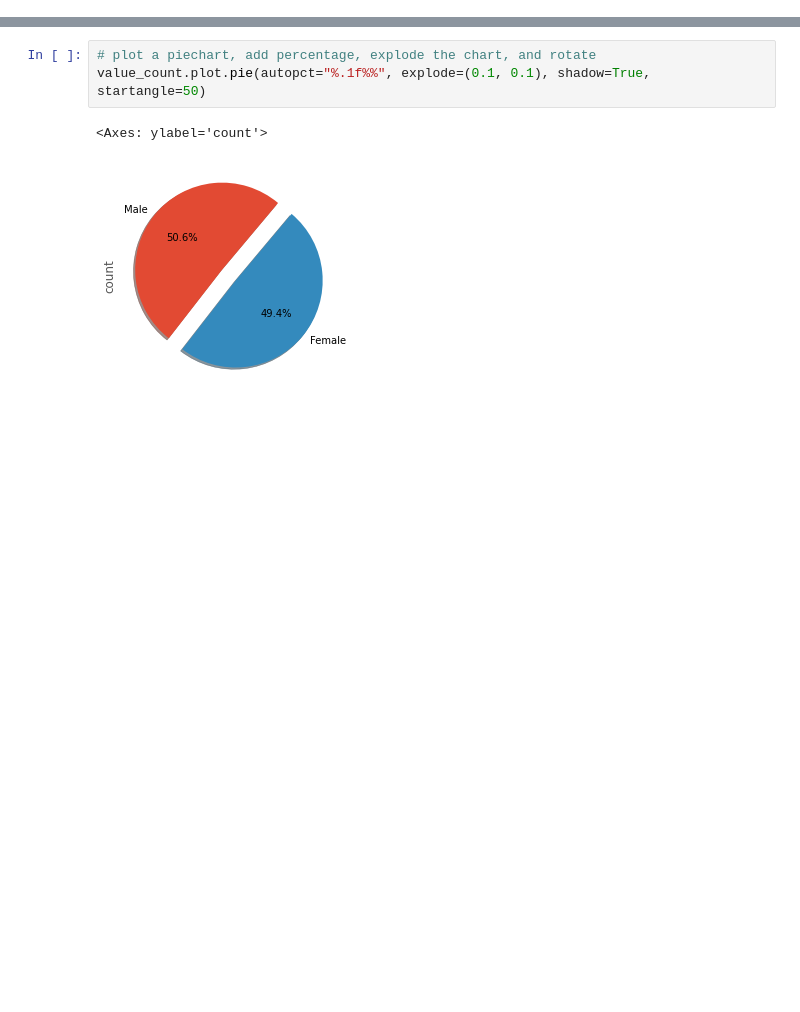
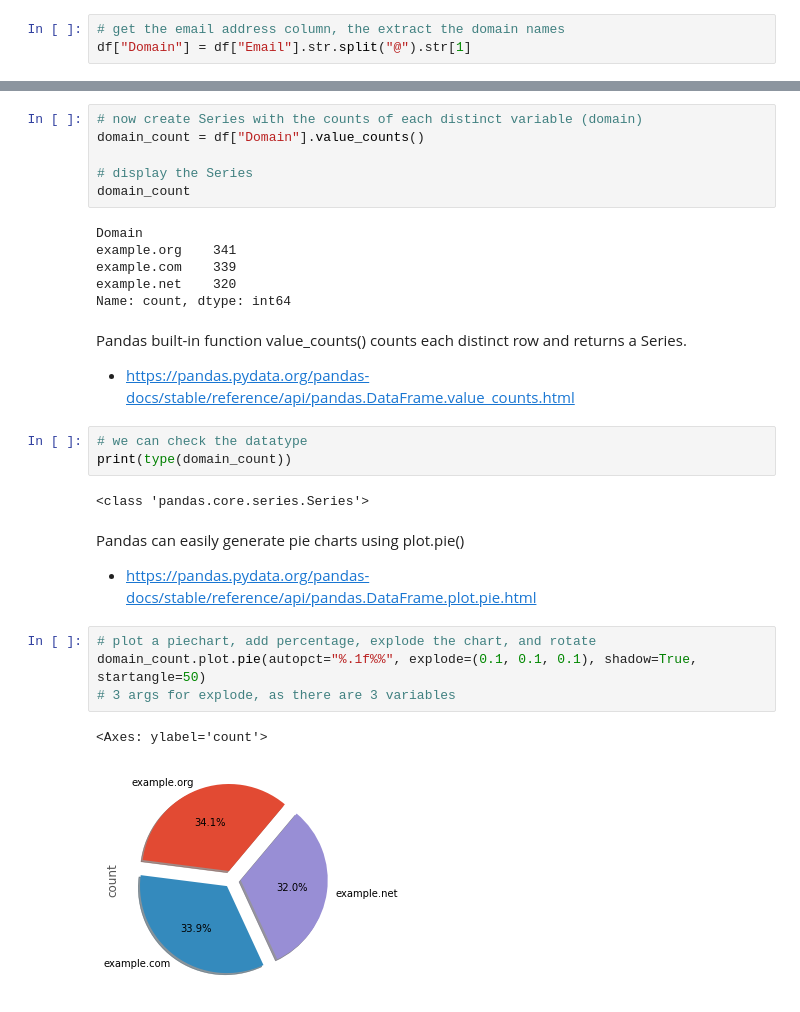
Before and after one commit to holmstead/PFDA, a Jupyter notebook: assignments/assignment03-pie.ipynb, the cells around one changed output, grey strips where cells are left out. Cells and saved outputs as stored; diff of their text form; blank space fills up the shorter version.

Commit message:
add pie-chart of domain names

```diff
--- a/assignments/assignment03-pie.ipynb
+++ b/assignments/assignment03-pie.ipynb
@@ -42,0 +53,3 @@ value_count = df["Sex"].value_counts()
+# %%
+# get the email address column, the extract the domain names
+df["Domain"] = df["Email"].str.split("@").str[1]
@@ -43,6 +68,32 @@ value_count = df["Sex"].value_counts()
+# %%
+# now create Series with the counts of each distinct variable (domain)
+domain_count = df["Domain"].value_counts()
+
+# display the Series
+domain_count
+# %% [output]
+Domain
+example.org    341
+example.com    339
+example.net    320
+Name: count, dtype: int64
+# %% [markdown]
+Pandas built-in function value_counts() counts each distinct row and returns a Series.
+
+- https://pandas.pydata.org/pandas-docs/stable/reference/api/pandas.DataFrame.value_counts.html
+# %%
+# we can check the datatype
+print(type(domain_count))
+# %% [output]
+<class 'pandas.core.series.Series'>
+# %% [markdown]
+Pandas can easily generate pie charts using plot.pie()
+
+- https://pandas.pydata.org/pandas-docs/stable/reference/api/pandas.DataFrame.plot.pie.html
 # %%
 # plot a piechart, add percentage, explode the chart, and rotate
-value_count.plot.pie(autopct="%.1f%%", explode=(0.1, 0.1), shadow=True, startangle=50)
+domain_count.plot.pie(autopct="%.1f%%", explode=(0.1, 0.1, 0.1), shadow=True, startangle=50)
+# 3 args for explode, as there are 3 variables
 # %% [output]
 <Axes: ylabel='count'>
-[figure, old version]
+[figure, new version]
```
Also changed, not shown: parts of 8 cells of this notebook.
